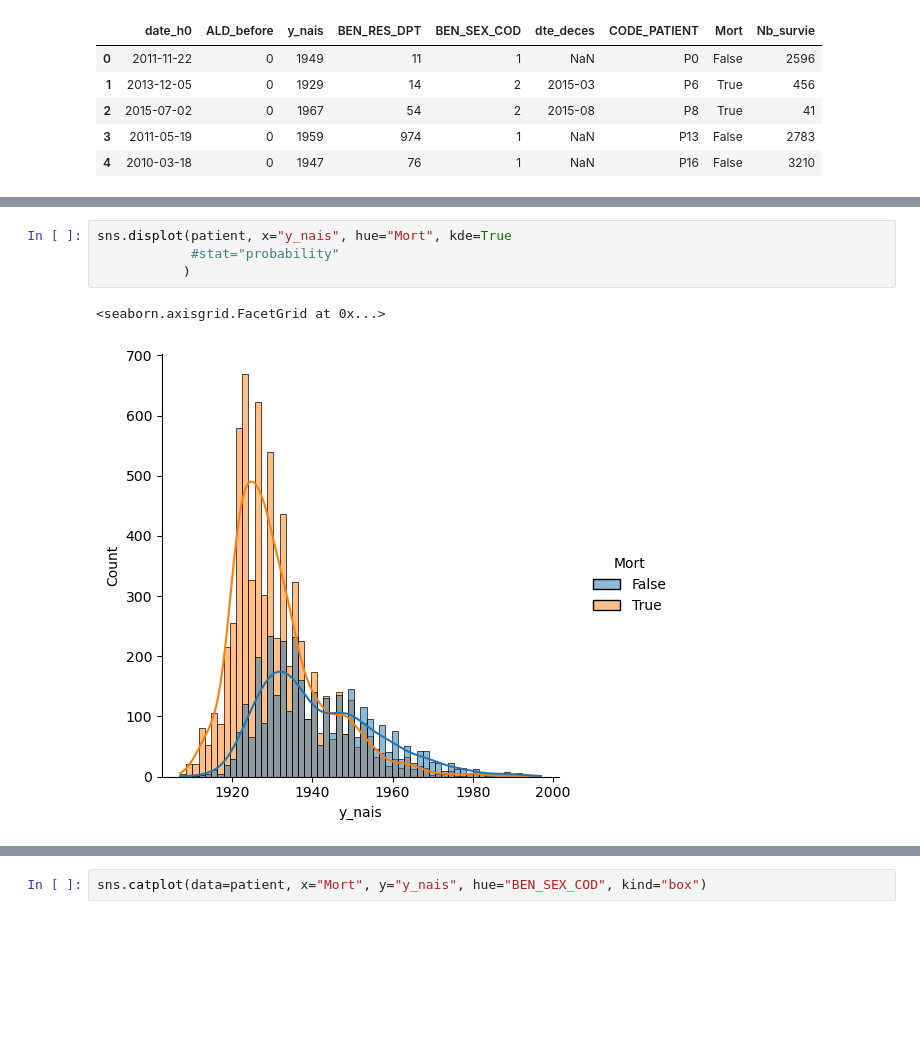
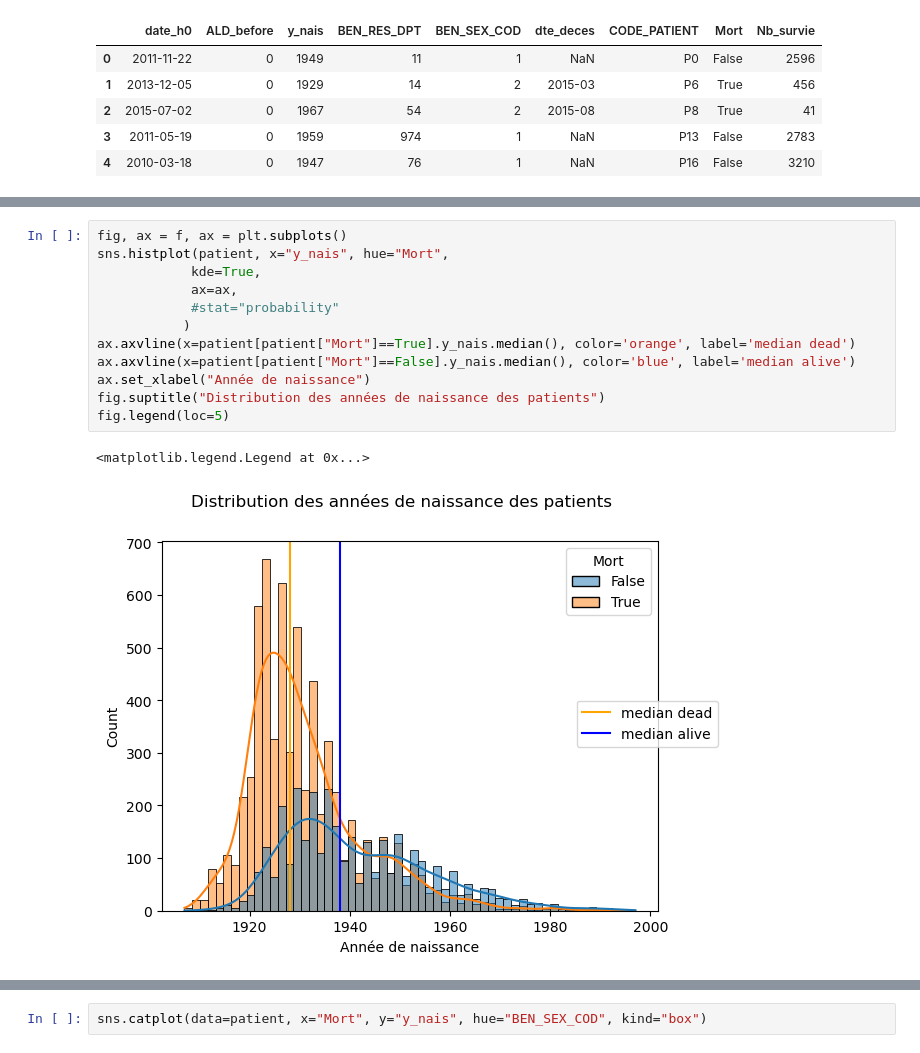
Before and after one commit to Kirscher/TextMining_Parcours_de_soin, a Jupyter notebook: EDA.ipynb, the cells around one changed output, grey strips where cells are left out. Saved outputs shown, nothing was run; the diff lists cells and outputs as text; blank space fills up the shorter version.

Commit message:
modified plots and text in EDA

```diff
--- a/EDA.ipynb
+++ b/EDA.ipynb
@@ -30,7 +49,15 @@ sns.histplot(data=patient, x="y_nais", kde=True)
 # %%
-sns.displot(patient, x="y_nais", hue="Mort", kde=True
+fig, ax = f, ax = plt.subplots()
+sns.histplot(patient, x="y_nais", hue="Mort",
+            kde=True,
+            ax=ax,
             #stat="probability"
            )
+ax.axvline(x=patient[patient["Mort"]==True].y_nais.median(), color='orange', label='median dead')
+ax.axvline(x=patient[patient["Mort"]==False].y_nais.median(), color='blue', label='median alive')
+ax.set_xlabel("Année de naissance")
+fig.suptitle("Distribution des années de naissance des patients")
+fig.legend(loc=5)
 # %% [output]
-<seaborn.axisgrid.FacetGrid at 0x...>
+<matplotlib.legend.Legend at 0x...>
-[figure, old version]
+[figure, new version]
```
Also changed, not shown: parts of 22 cells of this notebook.
